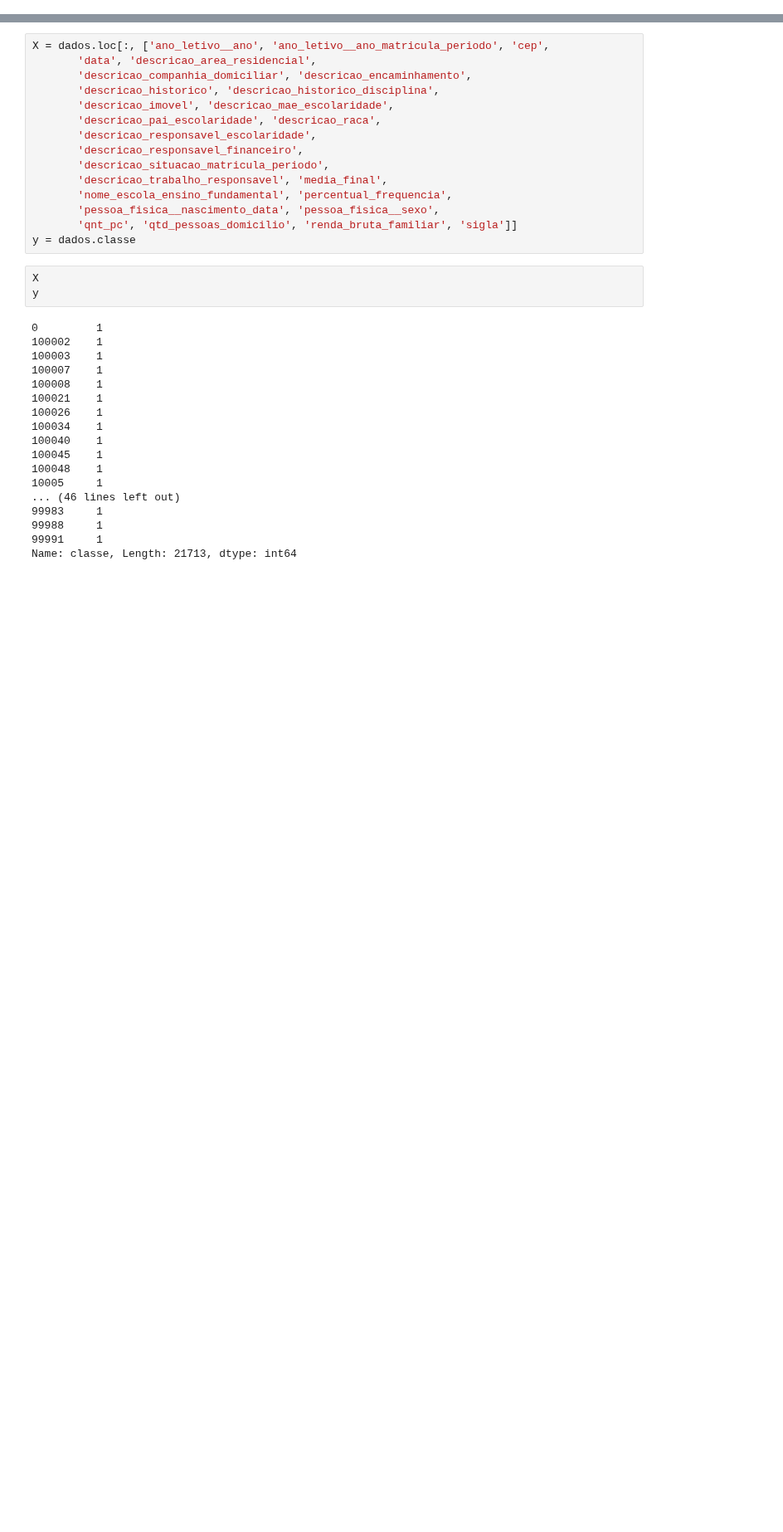
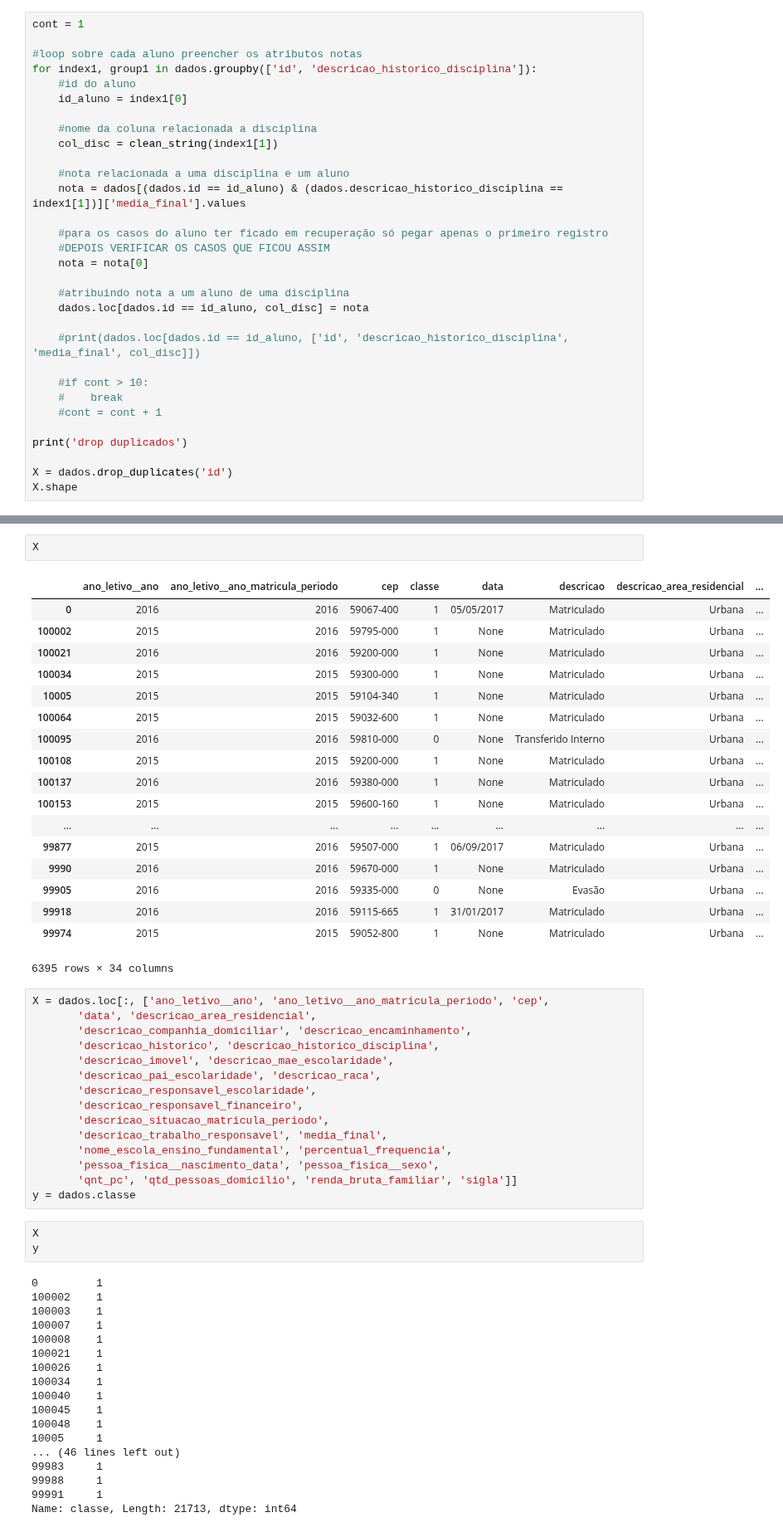
Before and after one commit to tmedeirosb/modelo_ifrn_integrado, a Jupyter notebook: arvore_decisao.ipynb, the cells around one changed output, grey strips where cells are left out. Shown at 83% size. Drawn from its saved outputs; the diff is of its cells as text; blank space fills up the shorter version.

Commit message:
nova base com notas como atributos

```diff
--- a/arvore_decisao.ipynb
+++ b/arvore_decisao.ipynb
@@ -27,0 +71,31 @@ Index(['ano_letivo__ano', 'ano_letivo__ano_matricula_periodo', 'cep', 'classe',
+# %%
+cont = 1
+
+#loop sobre cada aluno preencher os atributos notas
+for index1, group1 in dados.groupby(['id', 'descricao_historico_disciplina']):
+    #id do aluno
+    id_aluno = index1[0]
+
+    #nome da coluna relacionada a disciplina
+    col_disc = clean_string(index1[1])
+
+    #nota relacionada a uma disciplina e um aluno
+    nota = dados[(dados.id == id_aluno) & (dados.descricao_historico_disciplina == index1[1])]['media_final'].values
+
+    #para os casos do aluno ter ficado em recuperação só pegar apenas o primeiro registro
+    #DEPOIS VERIFICAR OS CASOS QUE FICOU ASSIM
+    nota = nota[0]
+
+    #atribuindo nota a um aluno de uma disciplina
+    dados.loc[dados.id == id_aluno, col_disc] = nota
+
+    #print(dados.loc[dados.id == id_aluno, ['id', 'descricao_historico_disciplina', 'media_final', col_disc]])
+
+    #if cont > 10:
+    #    break
+    #cont = cont + 1
+
+print('drop duplicados')
+
+X = dados.drop_duplicates('id')
+X.shape
@@ -28,3 +108,24 @@ Index(['ano_letivo__ano', 'ano_letivo__ano_matricula_periodo', 'cep', 'classe',
+# %%
+X
+# %% [output]
+|  | ano_letivo__ano | ano_letivo__ano_matricula_periodo | cep | classe | data | descricao | descricao_area_residencial | ... |
+| 0 | 2016 | 2016 | 59067-400 | 1 | 05/05/2017 | Matriculado | Urbana | ... |
+| 100002 | 2015 | 2016 | 59795-000 | 1 | None | Matriculado | Urbana | ... |
+| 100021 | 2016 | 2016 | 59200-000 | 1 | None | Matriculado | Urbana | ... |
+| 100034 | 2015 | 2015 | 59300-000 | 1 | None | Matriculado | Urbana | ... |
+| 10005 | 2015 | 2015 | 59104-340 | 1 | None | Matriculado | Urbana | ... |
+| 100064 | 2015 | 2015 | 59032-600 | 1 | None | Matriculado | Urbana | ... |
+| 100095 | 2016 | 2016 | 59810-000 | 0 | None | Transferido Interno | Urbana | ... |
+| 100108 | 2015 | 2015 | 59200-000 | 1 | None | Matriculado | Urbana | ... |
+| 100137 | 2016 | 2016 | 59380-000 | 1 | None | Matriculado | Urbana | ... |
+| 100153 | 2015 | 2015 | 59600-160 | 1 | None | Matriculado | Urbana | ... |
+| ... | ... | ... | ... | ... | ... | ... | ... | ... |
+| 99877 | 2015 | 2016 | 59507-000 | 1 | 06/09/2017 | Matriculado | Urbana | ... |
+| 9990 | 2016 | 2016 | 59670-000 | 1 | None | Matriculado | Urbana | ... |
+| 99905 | 2016 | 2016 | 59335-000 | 0 | None | Evasão | Urbana | ... |
+| 99918 | 2016 | 2016 | 59115-665 | 1 | 31/01/2017 | Matriculado | Urbana | ... |
+| 99974 | 2015 | 2015 | 59052-800 | 1 | None | Matriculado | Urbana | ... |
+6395 rows × 34 columns
 # %%
 X = dados.loc[:, ['ano_letivo__ano', 'ano_letivo__ano_matricula_periodo', 'cep',
        'data', 'descricao_area_residencial',
```
Also changed, not shown: parts of 5 cells of this notebook, 1 other file.
